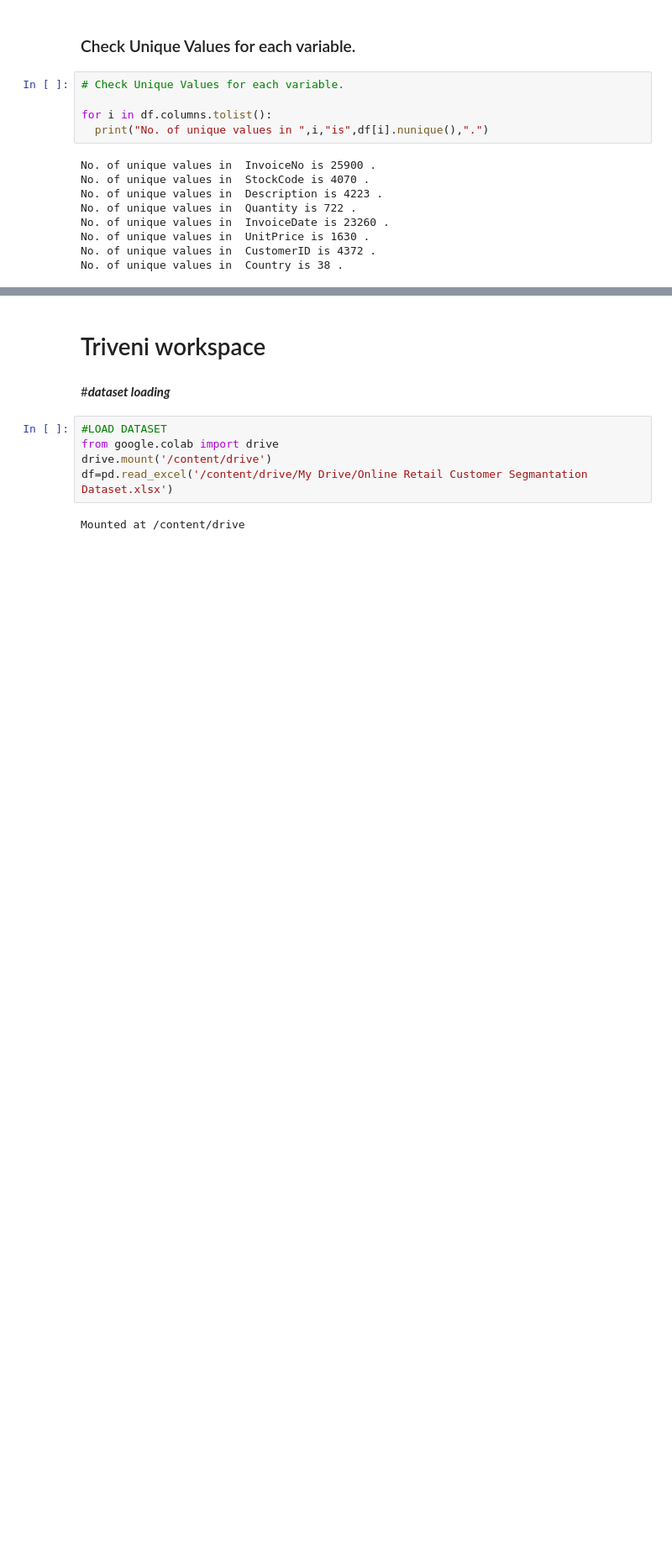
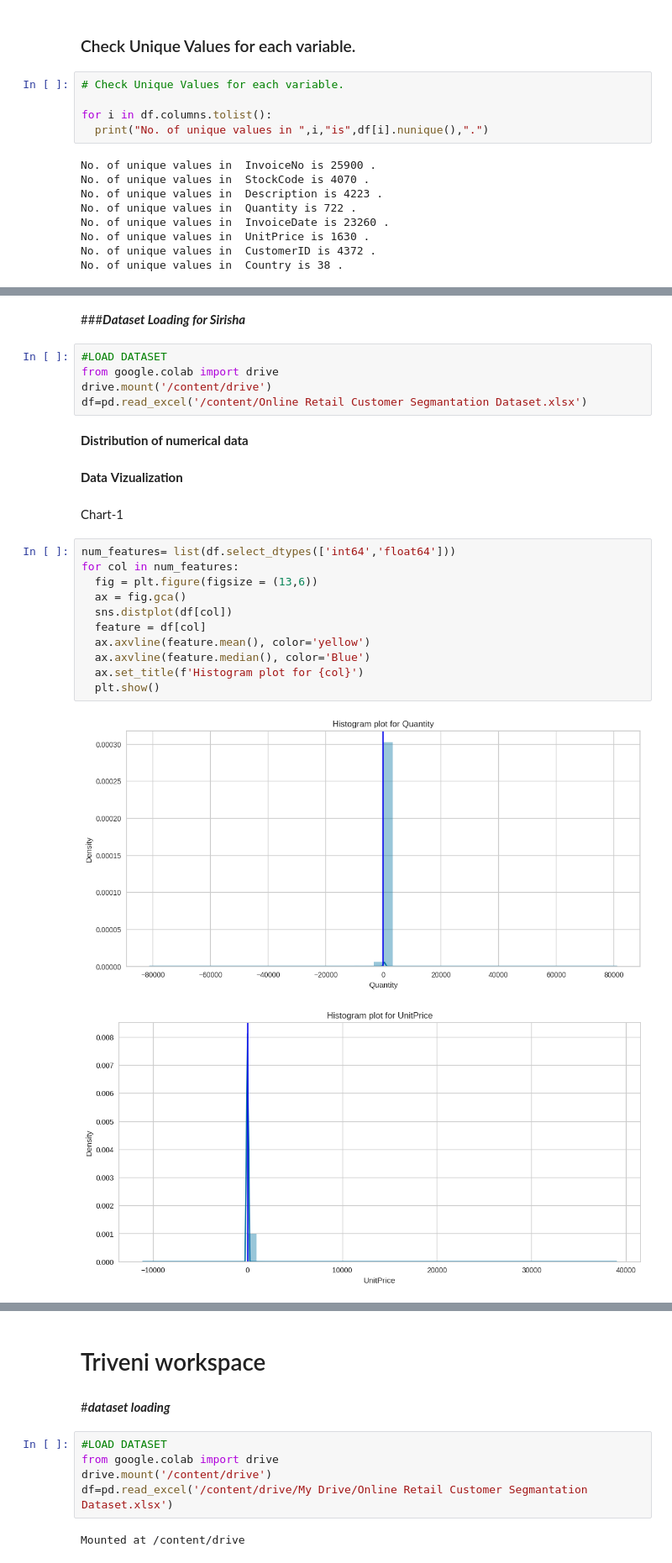
Before and after one commit to LeemojiReddy/online-retail-customer-segmentation, a Jupyter notebook: orcs.ipynb, the cells around one changed output, grey strips where cells are left out. Shown at 84% size. Drawn from its saved outputs; the diff is of its cells as text; blank space fills up the shorter version.

```diff
--- a/orcs.ipynb
+++ b/orcs.ipynb
@@ -224,0 +245,27 @@ print(num_features)
+# %% [markdown]
+###***Dataset Loading for Sirisha***
+# %%
+#LOAD DATASET
+from google.colab import drive
+drive.mount('/content/drive')
+df=pd.read_excel('/content/Online Retail Customer Segmantation Dataset.xlsx')
+# %% [markdown]
+**Distribution of numerical** **data**
+# %% [markdown]
+**Data** **Vizualization**
+# %% [markdown]
+Chart-1
+# %%
+num_features= list(df.select_dtypes(['int64','float64']))
+for col in num_features:
+  fig = plt.figure(figsize = (13,6))
+  ax = fig.gca()
+  sns.distplot(df[col])
+  feature = df[col]
+  ax.axvline(feature.mean(), color='yellow')
+  ax.axvline(feature.median(), color='Blue')
+  ax.set_title(f'Histogram plot for {col}')
+  plt.show()
+# %% [output]
+[figure, added]
+[figure, added]
```
Also changed, not shown: parts of 19 cells of this notebook.
